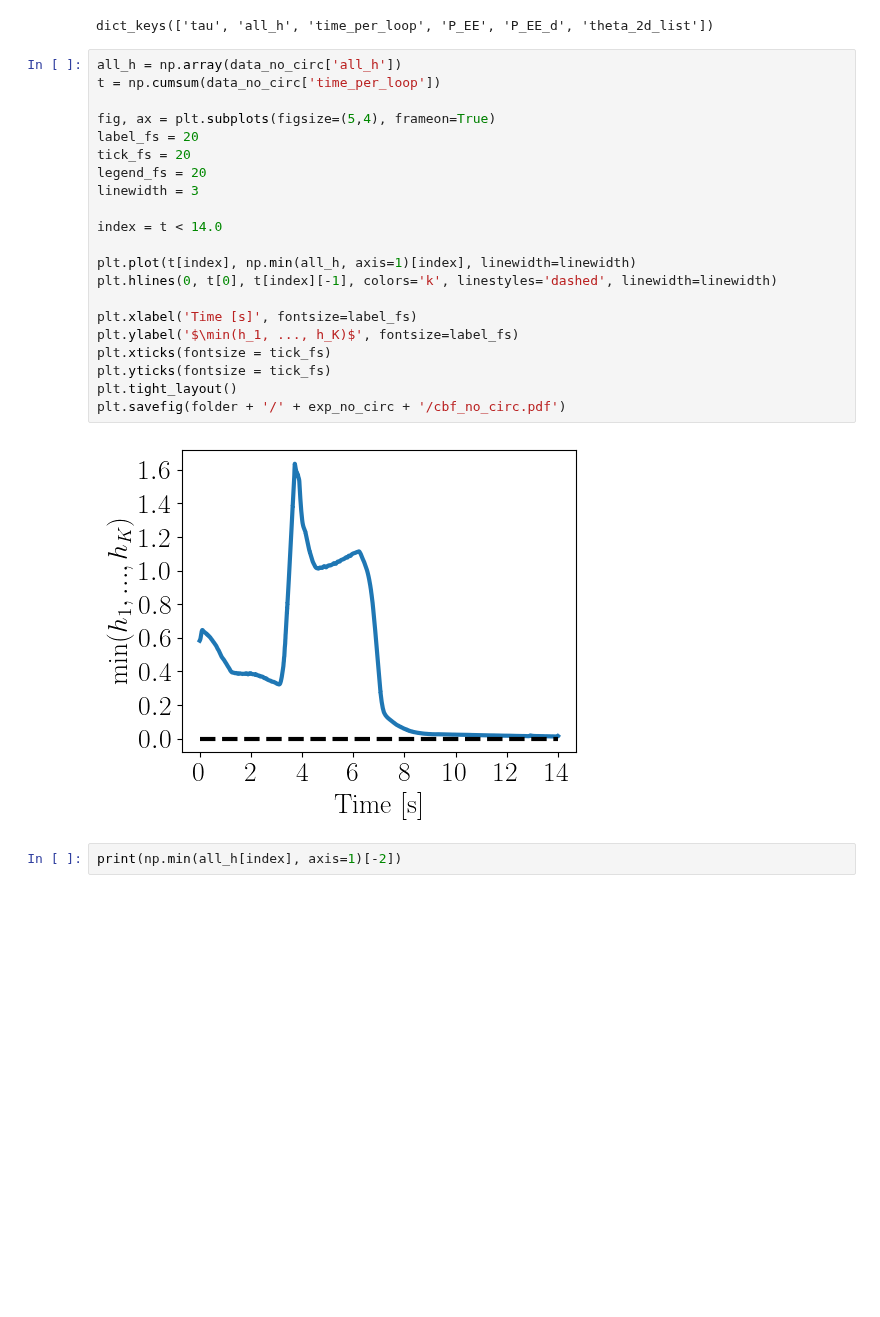
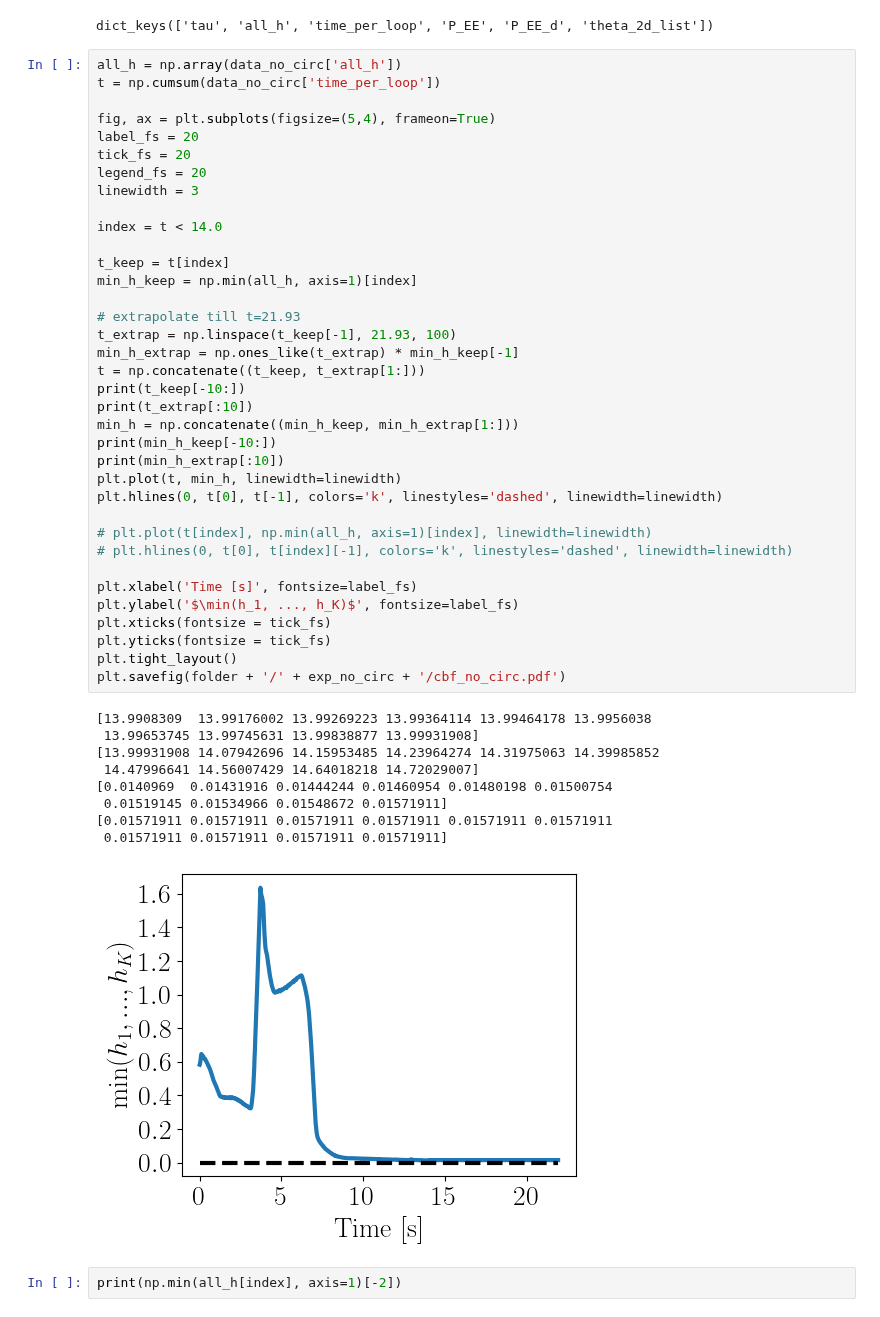
Before and after one commit to shiqingw/HOCBF-FR3-Experiments, a Jupyter notebook: exp2_visualization.ipynb, the cells around one changed output. Cells and saved outputs as stored; diff of their text form; blank space fills up the shorter version.

```diff
--- a/exp2_visualization.ipynb
+++ b/exp2_visualization.ipynb
@@ -21,26 +21,49 @@ dict_keys(['tau', 'all_h', 'time_per_loop', 'P_EE', 'P_EE_d', 'theta_2d_list'])
 # %%
 all_h = np.array(data_no_circ['all_h'])
 t = np.cumsum(data_no_circ['time_per_loop'])
 
 fig, ax = plt.subplots(figsize=(5,4), frameon=True)
 label_fs = 20
 tick_fs = 20
 legend_fs = 20
 linewidth = 3
 
 index = t < 14.0
 
-plt.plot(t[index], np.min(all_h, axis=1)[index], linewidth=linewidth)
-plt.hlines(0, t[0], t[index][-1], colors='k', linestyles='dashed', linewidth=linewidth)
+t_keep = t[index]
+min_h_keep = np.min(all_h, axis=1)[index]
+
+# extrapolate till t=21.93
+t_extrap = np.linspace(t_keep[-1], 21.93, 100)
+min_h_extrap = np.ones_like(t_extrap) * min_h_keep[-1]
+t = np.concatenate((t_keep, t_extrap[1:]))
+print(t_keep[-10:])
+print(t_extrap[:10])
+min_h = np.concatenate((min_h_keep, min_h_extrap[1:]))
+print(min_h_keep[-10:])
+print(min_h_extrap[:10])
+plt.plot(t, min_h, linewidth=linewidth)
+plt.hlines(0, t[0], t[-1], colors='k', linestyles='dashed', linewidth=linewidth)
+
+# plt.plot(t[index], np.min(all_h, axis=1)[index], linewidth=linewidth)
+# plt.hlines(0, t[0], t[index][-1], colors='k', linestyles='dashed', linewidth=linewidth)
 
 plt.xlabel('Time [s]', fontsize=label_fs)
 plt.ylabel('$\min(h_1, ..., h_K)$', fontsize=label_fs)
 plt.xticks(fontsize = tick_fs)
 plt.yticks(fontsize = tick_fs)
 plt.tight_layout()
 plt.savefig(folder + '/' + exp_no_circ + '/cbf_no_circ.pdf')
 # %% [output]
+[13.9908309  13.99176002 13.99269223 13.99364114 13.99464178 13.9956038
+ 13.99653745 13.99745631 13.99838877 13.99931908]
+[13.99931908 14.07942696 14.15953485 14.23964274 14.31975063 14.39985852
+ 14.47996641 14.56007429 14.64018218 14.72029007]
+[0.0140969  0.01431916 0.01444244 0.01460954 0.01480198 0.01500754
+ 0.01519145 0.01534966 0.01548672 0.01571911]
+[0.01571911 0.01571911 0.01571911 0.01571911 0.01571911 0.01571911
+ 0.01571911 0.01571911 0.01571911 0.01571911]
-[figure, old version]
+[figure, new version]
 # %%
 print(np.min(all_h[index], axis=1)[-2])
 # %% [output]
```
Also changed, not shown: parts of 2 cells of this notebook, 5 other files.
